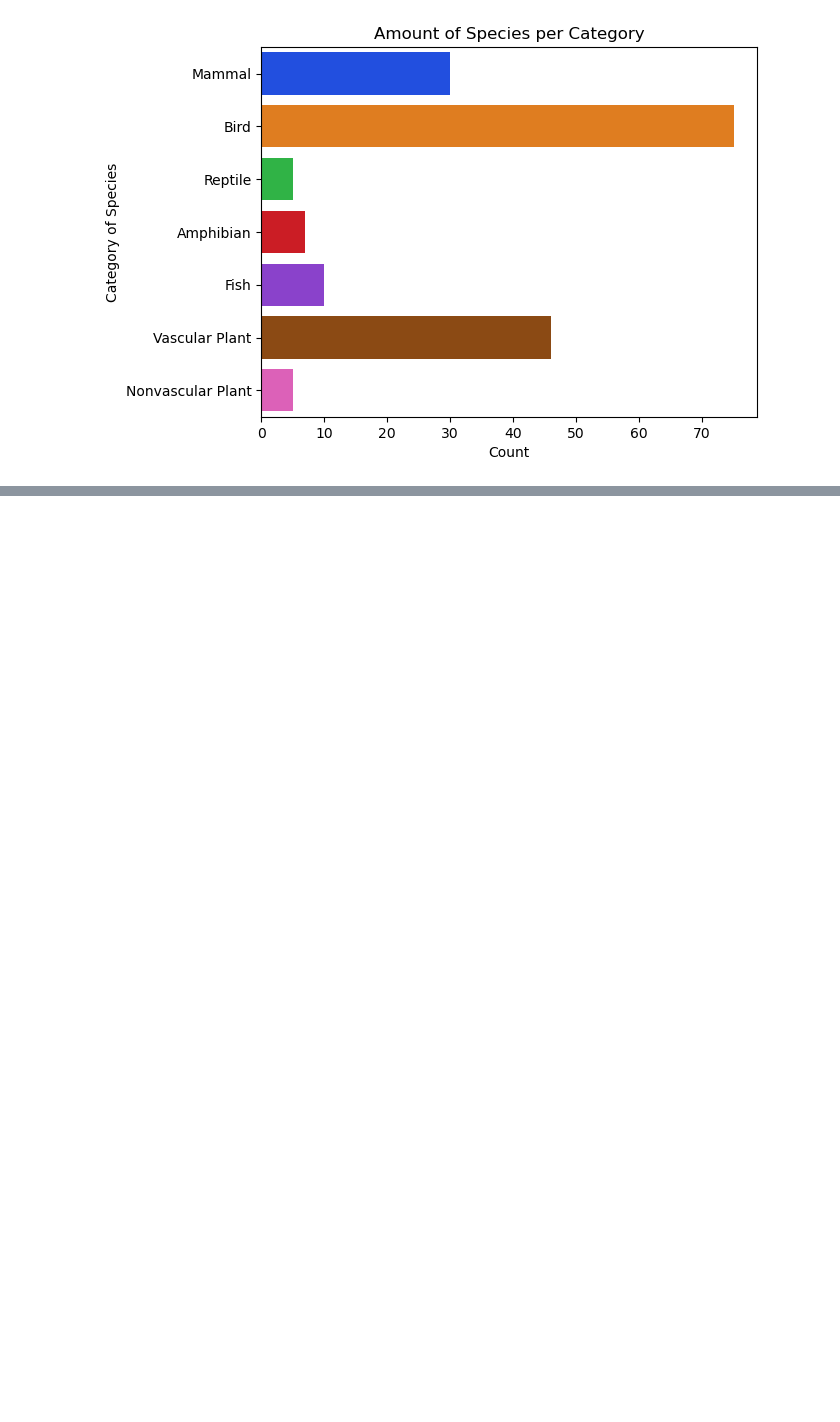
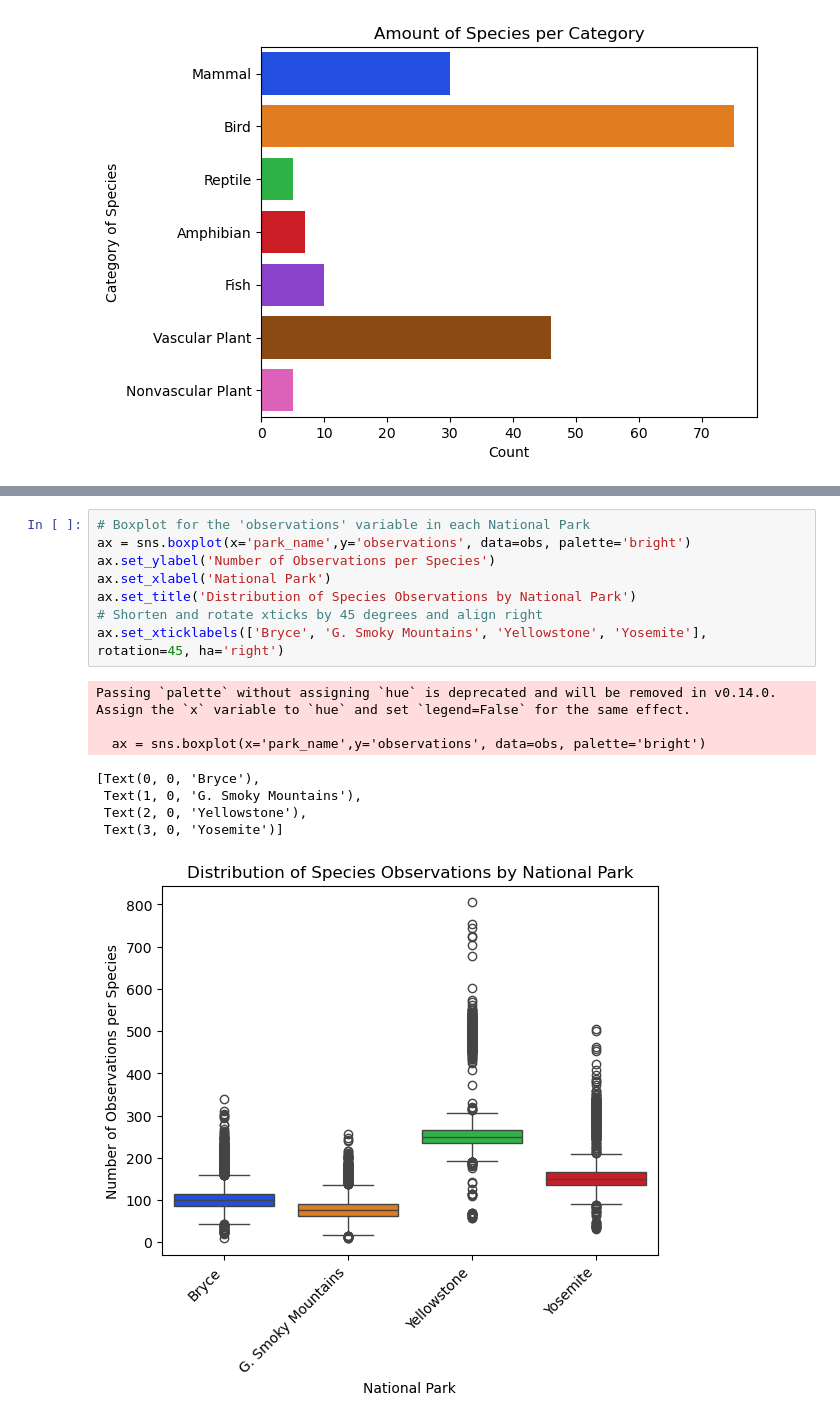
Before and after one commit to CrisFC4/Biodiversity_project, a Jupyter notebook: biodiversity_starter/biodiversity.ipynb, the cells around one changed output, grey strips where cells are left out. Saved outputs shown, nothing was run; the diff lists cells and outputs as text; blank space fills up the shorter version.

```diff
--- a/biodiversity_starter/biodiversity.ipynb
+++ b/biodiversity_starter/biodiversity.ipynb
@@ -191,0 +365,17 @@ Text(0.5, 0, 'Count')
+# %%
+# Boxplot for the 'observations' variable in each National Park
+ax = sns.boxplot(x='park_name',y='observations', data=obs, palette='bright')
+ax.set_ylabel('Number of Observations per Species')
+ax.set_xlabel('National Park')
+ax.set_title('Distribution of Species Observations by National Park')
+# Shorten and rotate xticks by 45 degrees and align right
+ax.set_xticklabels(['Bryce', 'G. Smoky Mountains', 'Yellowstone', 'Yosemite'], rotation=45, ha='right')
+# %% [output]
+Passing `palette` without assigning `hue` is deprecated and will be removed in v0.14.0. Assign the `x` variable to `hue` and set `legend=False` for the same effect.
+
+  ax = sns.boxplot(x='park_name',y='observations', data=obs, palette='bright')
+[Text(0, 0, 'Bryce'),
+ Text(1, 0, 'G. Smoky Mountains'),
+ Text(2, 0, 'Yellowstone'),
+ Text(3, 0, 'Yosemite')]
+[figure, added]
```
Also changed, not shown: parts of 18 cells of this notebook.
